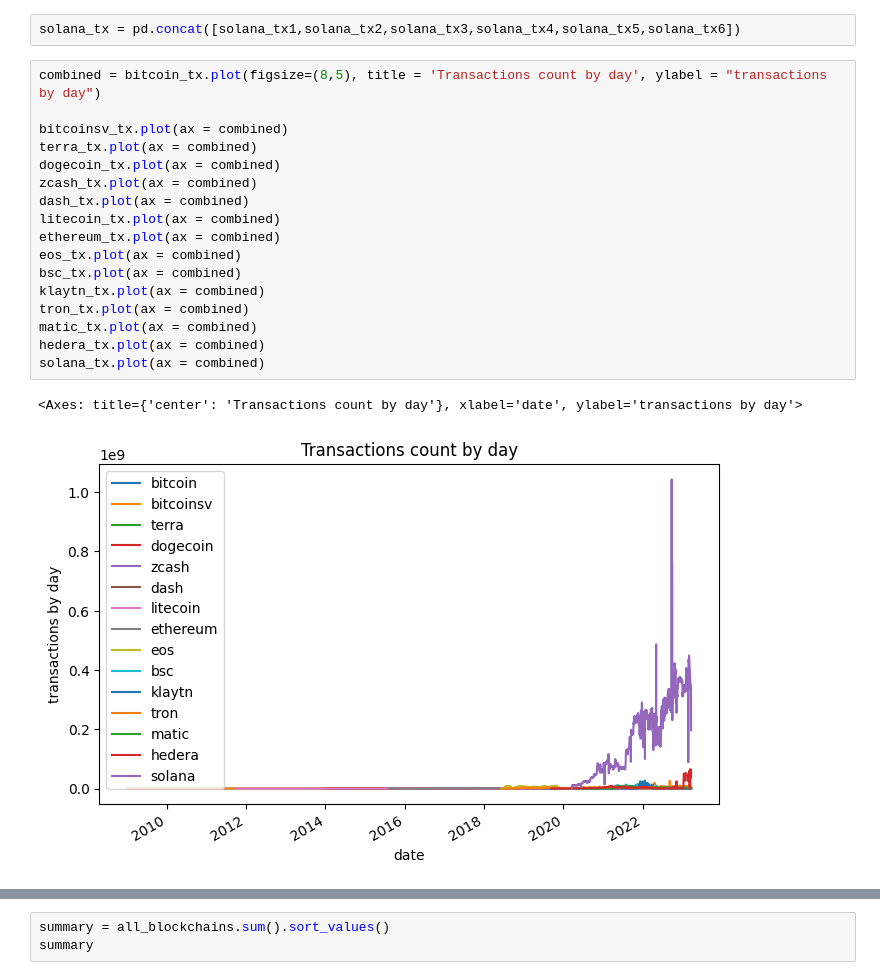
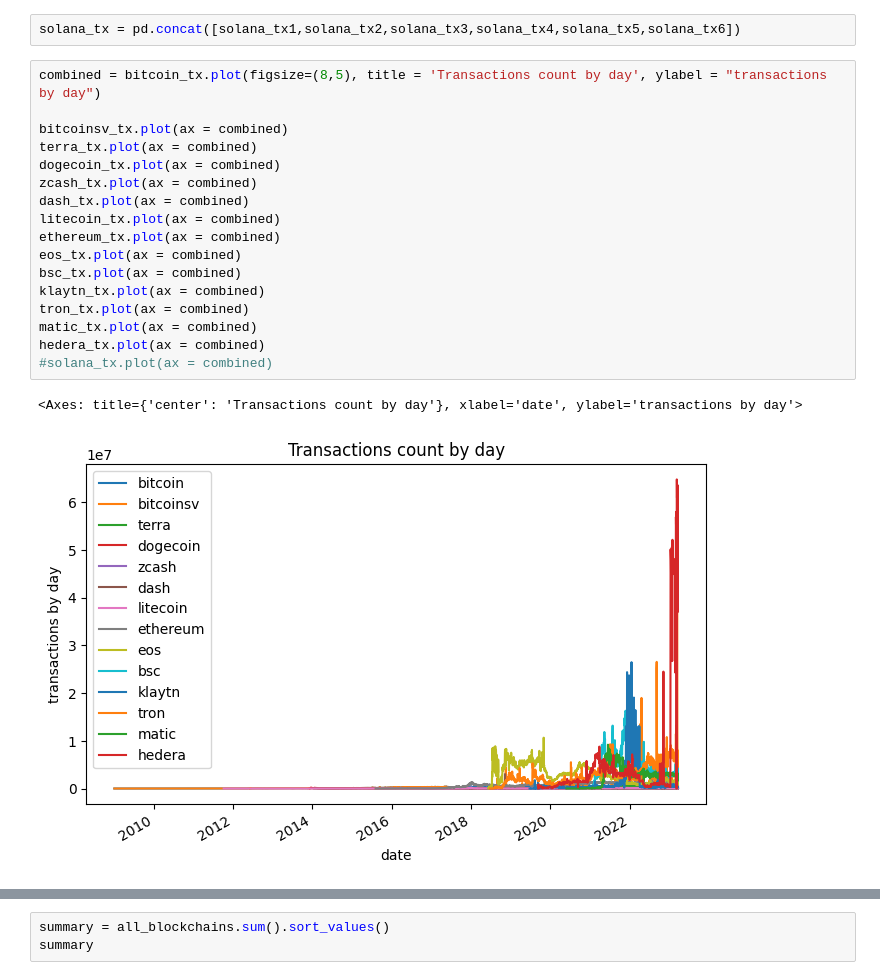
Before and after one commit to bitquery/why-blockchain-data-matters, a Jupyter notebook: Presentation.ipynb, the cells around one changed output, grey strips where cells are left out. Cells and saved outputs as stored; diff of their text form.

```diff
--- a/Presentation.ipynb
+++ b/Presentation.ipynb
@@ -184,23 +184,23 @@ solana_tx = pd.concat([solana_tx1,solana_tx2,solana_tx3,solana_tx4,solana_tx5,so
 # %%
 combined = bitcoin_tx.plot(figsize=(8,5), title = 'Transactions count by day', ylabel = "transactions by day")
 
 bitcoinsv_tx.plot(ax = combined)
 terra_tx.plot(ax = combined)
 dogecoin_tx.plot(ax = combined)
 zcash_tx.plot(ax = combined)
 dash_tx.plot(ax = combined)
 litecoin_tx.plot(ax = combined)
 ethereum_tx.plot(ax = combined)
 eos_tx.plot(ax = combined)
 bsc_tx.plot(ax = combined)
 klaytn_tx.plot(ax = combined)
 tron_tx.plot(ax = combined)
 matic_tx.plot(ax = combined)
 hedera_tx.plot(ax = combined)
-solana_tx.plot(ax = combined)
+#solana_tx.plot(ax = combined)
 # %% [output]
 <Axes: title={'center': 'Transactions count by day'}, xlabel='date', ylabel='transactions by day'>
-[figure, old version]
+[figure, new version]
 # %%
 all_blockchains = bitcoin_tx.merge(bitcoinsv_tx, on='date', how='left')
 all_blockchains = all_blockchains.merge(zcash_tx, on='date', how='left')
```
Also changed, not shown: parts of 1 cell of this notebook, 1 other file.
